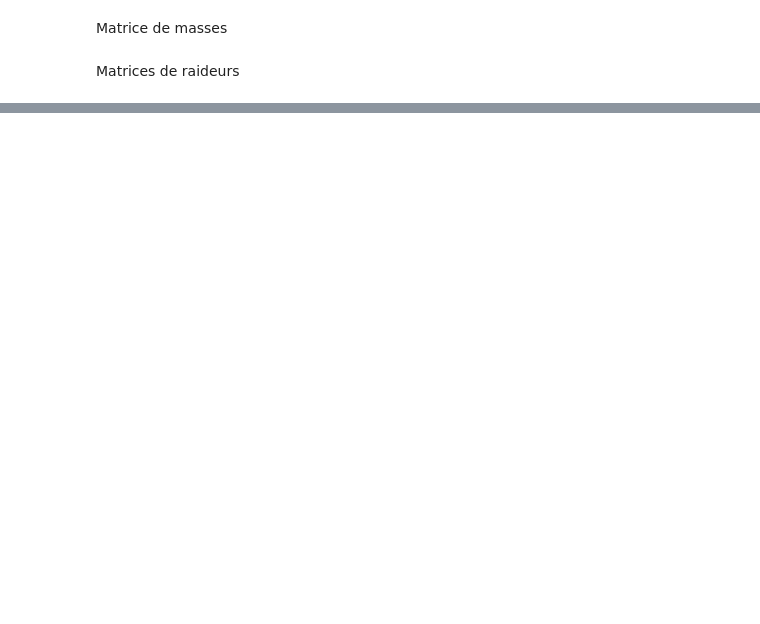
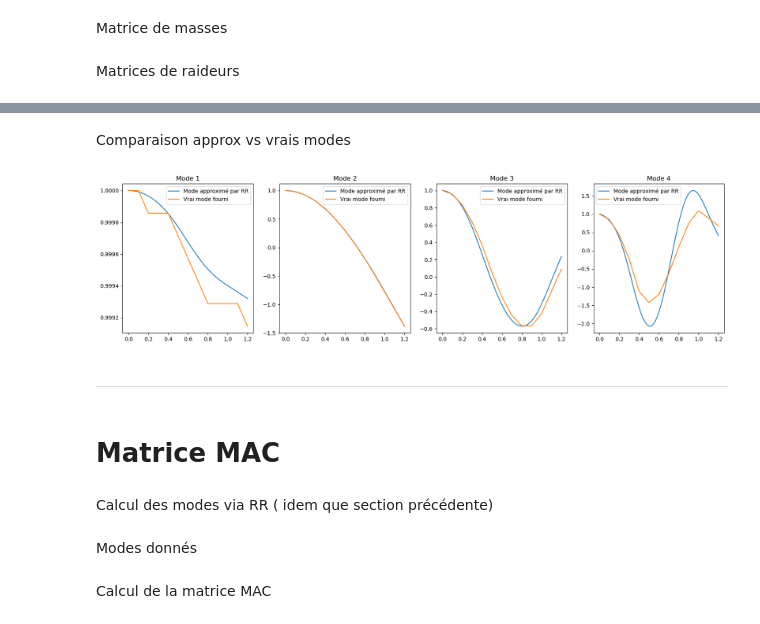
Before and after one commit to tomBeauve/DSM-Projects-code, a Jupyter notebook: Projet 4/Project4.ipynb, the cells around one changed output, grey strips where cells are left out. Cells and saved outputs as stored; diff of their text form; code cells hidden in the pictures; blank space fills up the shorter version.

```diff
--- a/Projet 4/Project4.ipynb
+++ b/Projet 4/Project4.ipynb
@@ -7,6 +9,6 @@ from sympy import integrate
 from scipy.linalg import eig
 # %%
 nat_freq = np.loadtxt('P2024_f_Part4.txt')
-modes = np.loadtxt('P2024_Modes_Part4.txt')
+modes_data = np.loadtxt('P2024_Modes_Part4.txt')
 
 x = sp.symbols('x')
@@ -146,0 +217,27 @@ plt.plot(x_plot, U_ritz, 'g')
+# %% [markdown]
+Comparaison approx vs vrais modes
+# %%
+# on reprend les modes approx U_ritz[:,m] calculés dans la cellule précédente
+
+x_plot_data = np.linspace(0, length, 13)  # points tous les 0.1m
+x_plot_data = np.insert(x_plot_data, 4, 0.4)  # on ajoute le moteur
+
+
+fig, ax = plt.subplots(1, 4, figsize=(20, 5))
+modes_simu = np.zeros_like(modes_data)
+for m in range(0, 4):
+
+    ax[m].plot(x_plot_mode, U_ritz[m, :], label="Mode approximé par RR")
+
+    modes_simu[:, m] = modes_data[:, m]/modes_data[0, m]
+    ax[m].plot(x_plot_data, modes_simu[:, m], label=f"Vrai mode fourni")
+    ax[m].legend()
+    ax[m].set_title(f"Mode {m+1}")
+# %% [output]
+[figure, added]
+# %% [markdown]
+---
+# %% [markdown]
+# Matrice MAC
+# %% [markdown]
+Calcul des modes via RR ( idem que section précédente)
@@ -146,0 +259,2 @@ plt.plot(x_plot, U_ritz, 'g')
+# %% [markdown]
+Modes donnés
@@ -146,0 +269,2 @@ plt.plot(x_plot, U_ritz, 'g')
+# %% [markdown]
+Calcul de la matrice MAC
```
Also changed, not shown: parts of 31 cells of this notebook.
